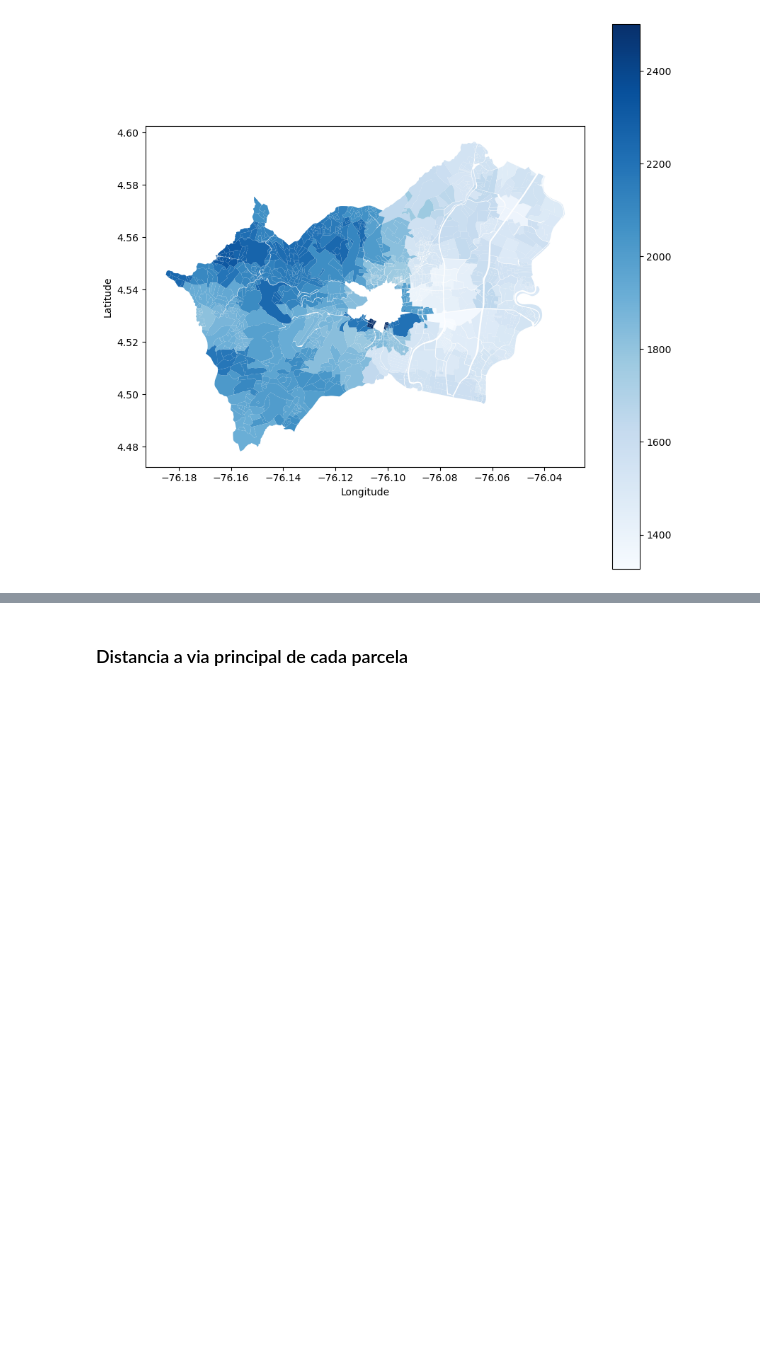
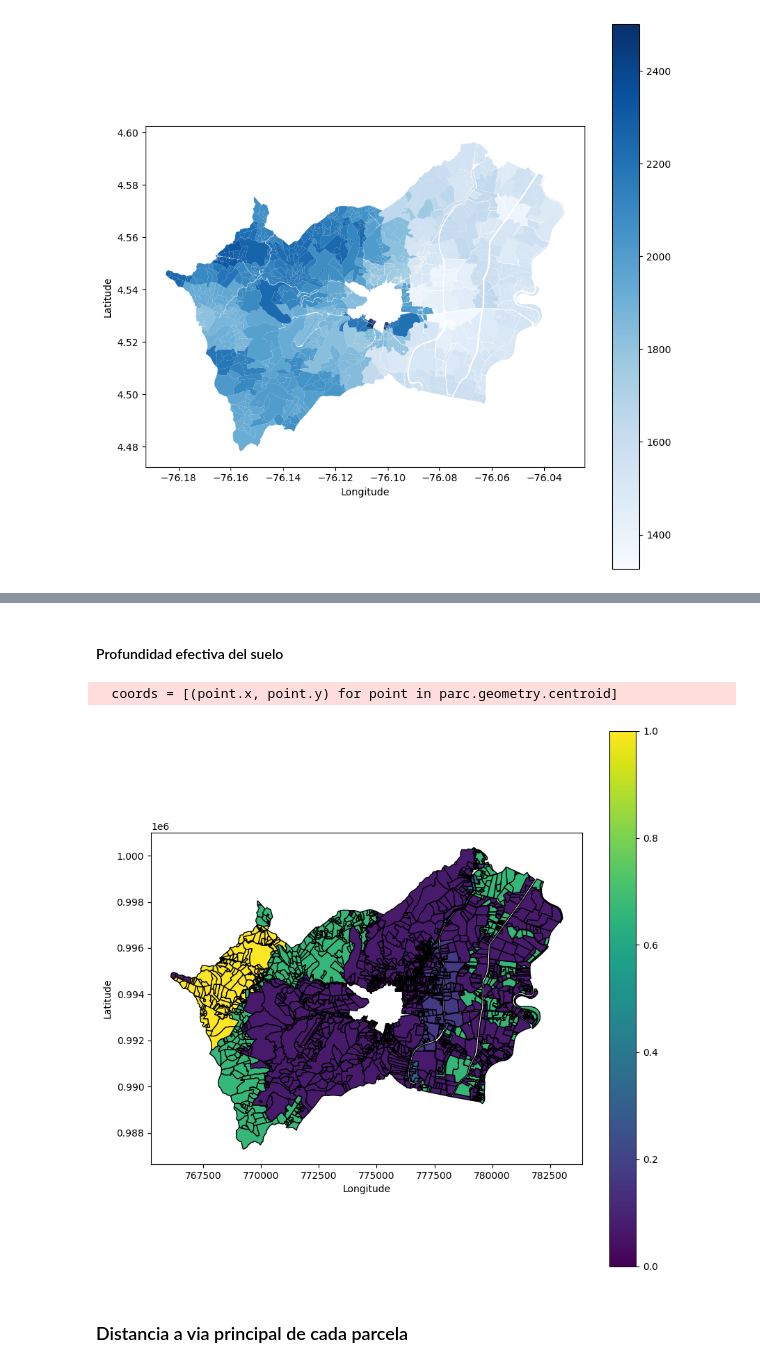
Before and after one commit to JorgeJolaUnal/Project_SIG, a Jupyter notebook: src/operations.ipynb, the cells around one changed output, grey strips where cells are left out. Cells and saved outputs as stored; diff of their text form; code cells hidden in the pictures; blank space fills up the shorter version.

```diff
--- a/src/operations.ipynb
+++ b/src/operations.ipynb
@@ -264,3 +331,49 @@ plt.show()
+# %% [markdown]
+#### Profundidad efectiva del suelo
+# %%
+
+# Obtener centroides como lista de coordenadas
+parc = parc.to_crs("EPSG:4326")  # Asegura que las parcelas tengan un CRS adecuado
+coords = [(point.x, point.y) for point in parc.geometry.centroid]
+
+# Cargar ráster y obtener valores en esas coordenadas
+with rasterio.open(prof_path) as src:
+    # Reproyectar parcelas al CRS del ráster si es necesario
+    if parc.crs != src.crs:
+        parc = parc.to_crs(src.crs)
+        coords = [(point.x, point.y) for point in parc.geometry.centroid]
+
+    # Extraer valores del ráster
+    values = [x[0] if x is not None else np.nan for x in src.sample(coords)]
+
+    # Convertir NoData (-9999, NaN, etc.) a NaN
+    values = [v if v != src.nodata else np.nan for v in values]
+
+# Agregar los valores extraídos al GeoDataFrame
+prof_parc = parc.copy()
+prof_parc['prof'] = values
+
+
+# Normalizar los valores para mejorar la visualización
+if not all(np.isnan(values)) and (np.nanmax(values) - np.nanmin(values)) > 0:
+   prof_parc['prof'] = ( prof_parc['prof'] - np.nanmin(values)) / (np.nanmax(values) - np.nanmin(values))
+
+# Guardar el resultado en un archivo GeoJSON
+prof_parc.to_file(ruta+"/results/prof_parc.geojson", driver="GeoJSON")
+
+# Crear la figura
+fig, ax = plt.subplots(figsize=(10, 10))
+
+# Graficar las parcelas con colores basados en la variable 'ph'
+prof_parc.plot(column='prof', ax=ax, legend=True, cmap='viridis', edgecolor="black")
+
+ax.set_xlabel("Longitude")
+ax.set_ylabel("Latitude")
+
+plt.show()
+# %% [output]
+  coords = [(point.x, point.y) for point in parc.geometry.centroid]
+[figure, added]
 # %% [markdown]
 ### Distancia a via principal de cada parcela
 # %%
```
Also changed, not shown: parts of 18 cells of this notebook, 22 other files.
